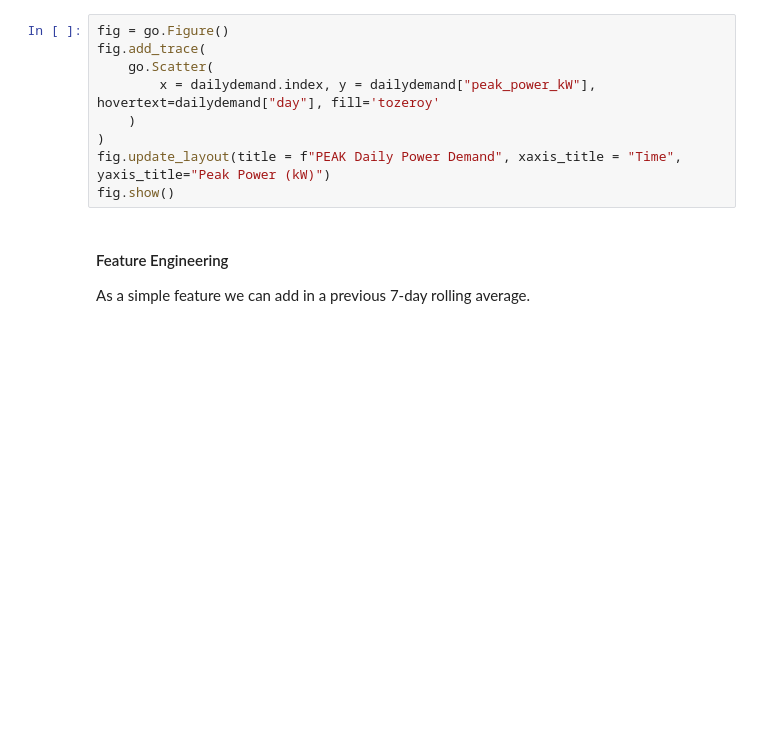
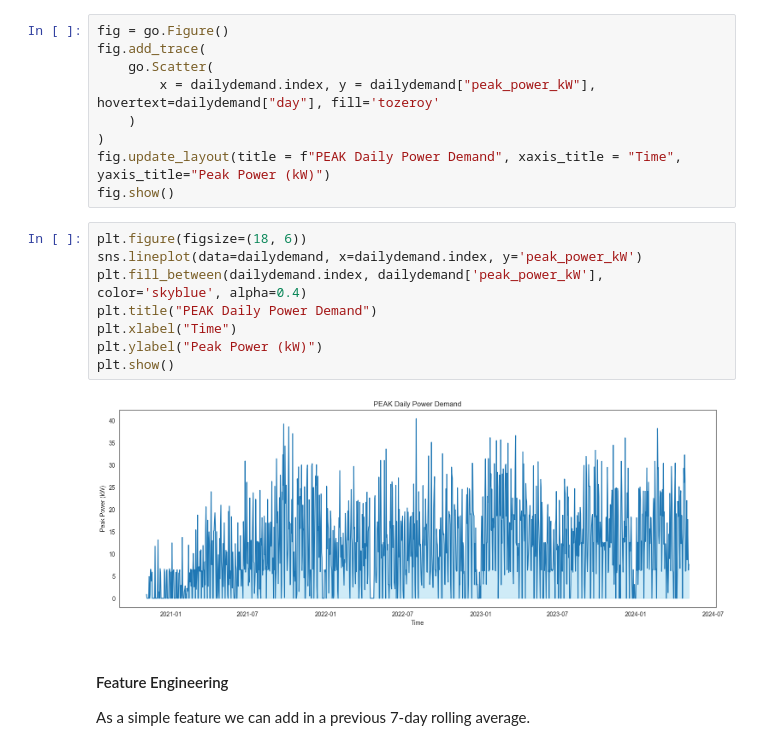
Before and after one commit to winston-edwin-chiong/power-prediction, a Jupyter notebook: notebooks/ARIMA-demand-forecast.ipynb, the cells around one changed output. Cells and saved outputs as stored; diff of their text form; blank space fills up the shorter version.

Commit message:
add seaborn visualizations on top of plotly visualization to be more preview friendly

```diff
--- a/notebooks/ARIMA-demand-forecast.ipynb
+++ b/notebooks/ARIMA-demand-forecast.ipynb
@@ -82,6 +82,16 @@ fig.add_trace(
 )
 fig.update_layout(title = f"PEAK Daily Power Demand", xaxis_title = "Time", yaxis_title="Peak Power (kW)")
 fig.show()
+# %%
+plt.figure(figsize=(18, 6))
+sns.lineplot(data=dailydemand, x=dailydemand.index, y='peak_power_kW')
+plt.fill_between(dailydemand.index, dailydemand['peak_power_kW'], color='skyblue', alpha=0.4)
+plt.title("PEAK Daily Power Demand")
+plt.xlabel("Time")
+plt.ylabel("Peak Power (kW)")
+plt.show()
+# %% [output]
+[figure, added]
 # %% [markdown]
 #### Feature Engineering
 
```
Also changed, not shown: parts of 7 cells of this notebook, 2 other files.
